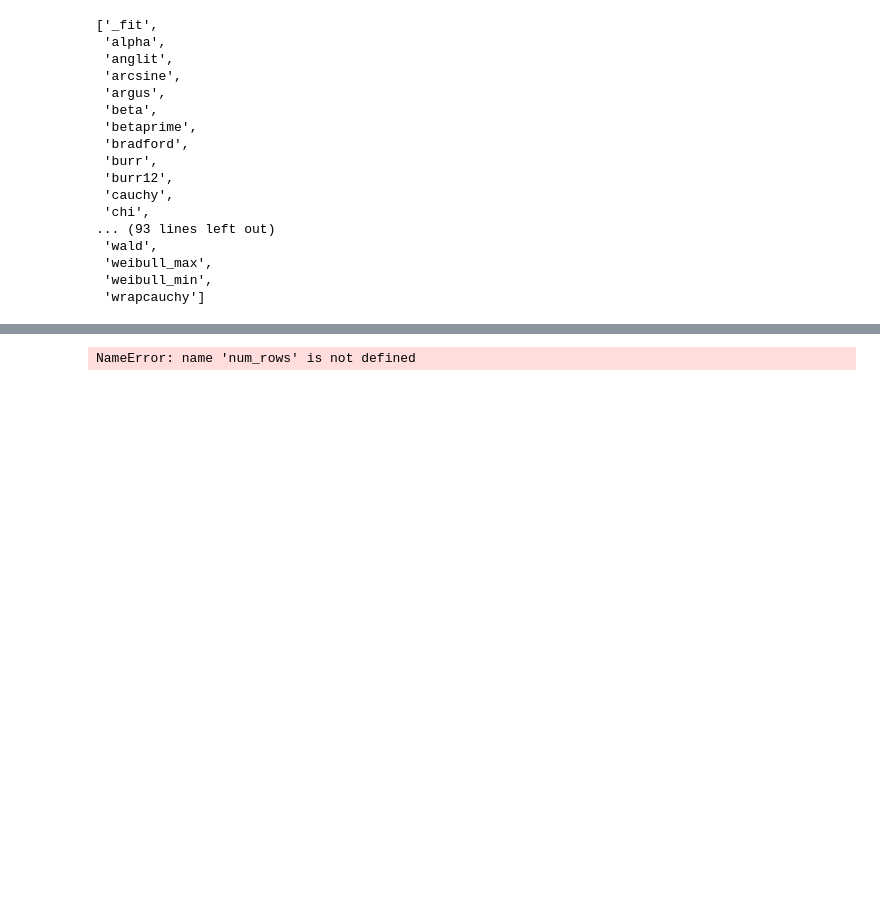
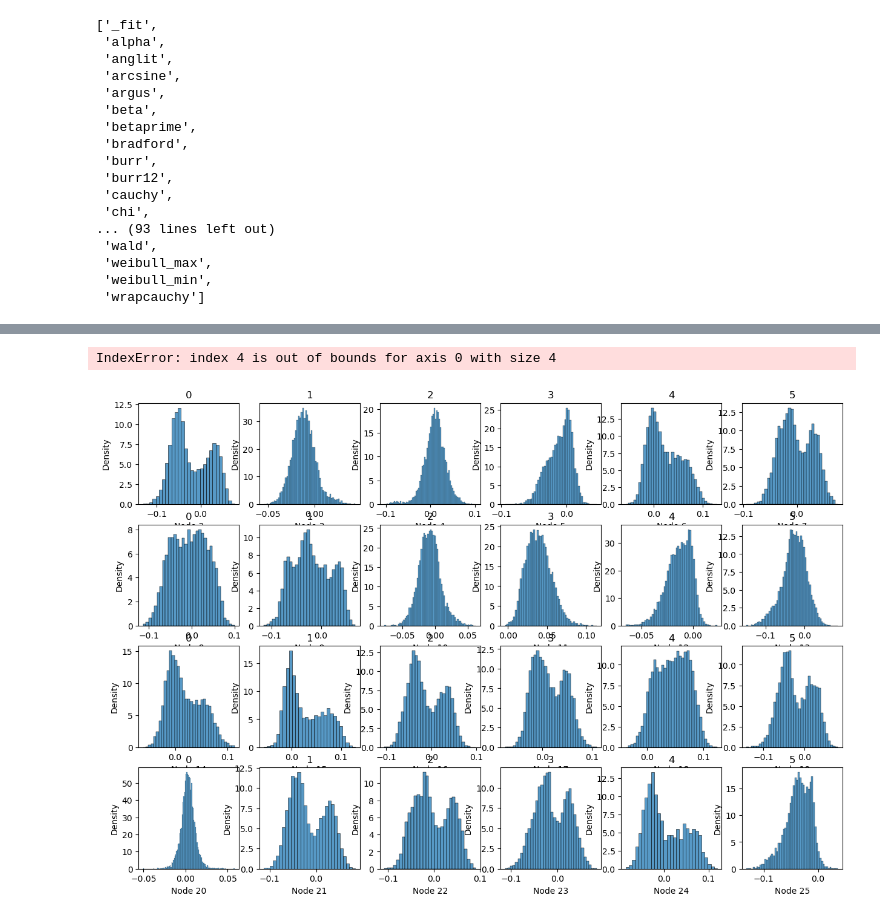
Before and after one commit to BTU-EnerEcon/IDiNA, a Jupyter notebook: Smart_meter_data_sort/Estimate Error Distribution SM data from SLP.ipynb, the cells around one changed output, grey strips where cells are left out. Saved outputs shown, nothing was run; the diff lists cells and outputs as text; code cells hidden in the pictures; blank space fills up the shorter version.

```diff
--- a/Smart_meter_data_sort/Estimate Error Distribution SM data from SLP.ipynb
+++ b/Smart_meter_data_sort/Estimate Error Distribution SM data from SLP.ipynb
@@ -274,43 +256,53 @@ for col in columns:
 # %%
 import numpy as np
 import pandas as pd
 import seaborn as sns
 import matplotlib.pyplot as plt
 from fitter import Fitter
 
 # Pfad zur Excel-Tabelle
-path = r'C:\Users\Max Bernecker\IDiNA\Smart_meter_data_sort\check_shift_positive.xlsx'
+path = r'C:\Users\Max Bernecker\IDiNA\Smart_meter_data_sort\ARIMA_Nodal_Error_Timeseries.xlsx'
 
 # Namen der Spalten in der Excel-Tabelle, die du lesen möchtest
-columns = ['Hour1','Hour2','Hour3','Hour4','Hour5','Hour6','Hour7','Hour8','Hour9',
-           'Hour10','Hour11','Hour12','Hour13','Hour14','Hour15','Hour16','Hour17',
-           'Hour18','Hour19','Hour20','Hour21','Hour22','Hour23','Hour24']
+columns = ['Node 2','Node 3','Node 4','Node 5','Node 6','Node 7','Node 8','Node 9','Node 10','Node 11',
+'Node 12','Node 13','Node 14','Node 15','Node 16','Node 17','Node 18','Node 19','Node 20','Node 21','Node 22',
+'Node 23','Node 24','Node 25','Node 26','Node 27','Node 28','Node 29','Node 30','Node 31','Node 32','Node 33',]
 
 # DataFrame erstellen
 df = pd.read_excel(path, usecols=columns)
 
 # Bestimmung der besten Verteilung für jede Spalte
 best_dists = {}
 for col in columns:
     data = df[col].values
-    f = Fitter(data, distributions=['gamma', 'lognorm', 'beta', 'burr', 'norm'])
+    f = Fitter(data, distributions=['gamma', 'lognorm', 'erlang', 'burr', 'norm', 'exponnorm'])
     f.fit()
     if f.get_best() is None:
         print(f'Warning: No best distribution found for column {col}')
     else:
         best_dists[col] = f.get_best()
 
+# Anzahl der Zeilen und Spalten für die Subplots
+nrows = 4
+ncols = 6
+
 # Plotten der Verteilungen
-fig, axs = plt.subplots(nrows=4, ncols=6, figsize=(15, 2.5 * num_rows))
+fig, axs = plt.subplots(nrows=nrows, ncols=ncols, figsize=(15, 2.5 * nrows))
+
 for i, col in enumerate(columns):
-    row = i // 6
-    col = i % 6
-    sns.histplot(data=df, x=df.columns[col], ax=axs[row, col],stat='density')
-    x = np.linspace(df[col].min(), df[col].max(), 1000)
-    y = df.pdf(x)
-    axs[row, col].plot(x, y, color='r', label=dist.name)
-    axs[row, col].legend()
+    row = i // ncols  # Berechnen Sie die Zeile für den aktuellen Plot
+    col = i % ncols  # Berechnen Sie die Spalte für den aktuellen Plot
+    sns.histplot(data=df, x=columns[i], ax=axs[row, col], stat='density')
+    x = np.linspace(df[columns[i]].min(), df[columns[i]].max(), 1000)
+    dist = best_dists.get(col)  # Holen Sie sich die beste Verteilung für die Spalte
+    if dist:
+        y = dist.pdf(x)  # Verwenden Sie die PDF der besten Verteilung
+        axs[row, col].plot(x, y, color='r', label=dist.name)
+        axs[row, col].legend()
+    axs[row, col].set_title(col)  # Setzen Sie den Titel der Subplots
 
+plt.tight_layout()
 plt.show()
 # %% [output]
-NameError: name 'num_rows' is not defined
+IndexError: index 4 is out of bounds for axis 0 with size 4
+[figure, added]
```
Also changed, not shown: parts of 4 cells of this notebook, 32 other files.
